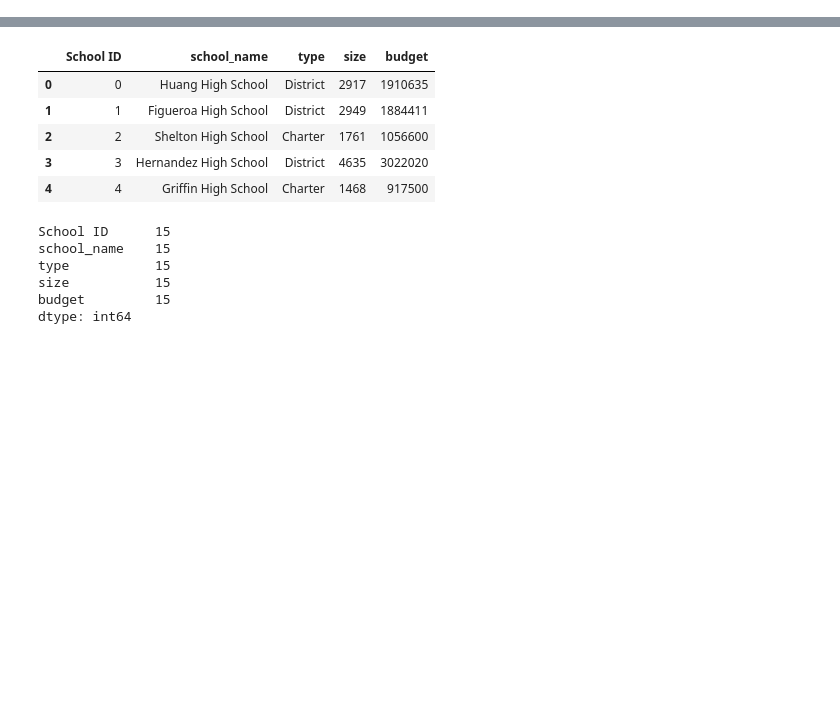
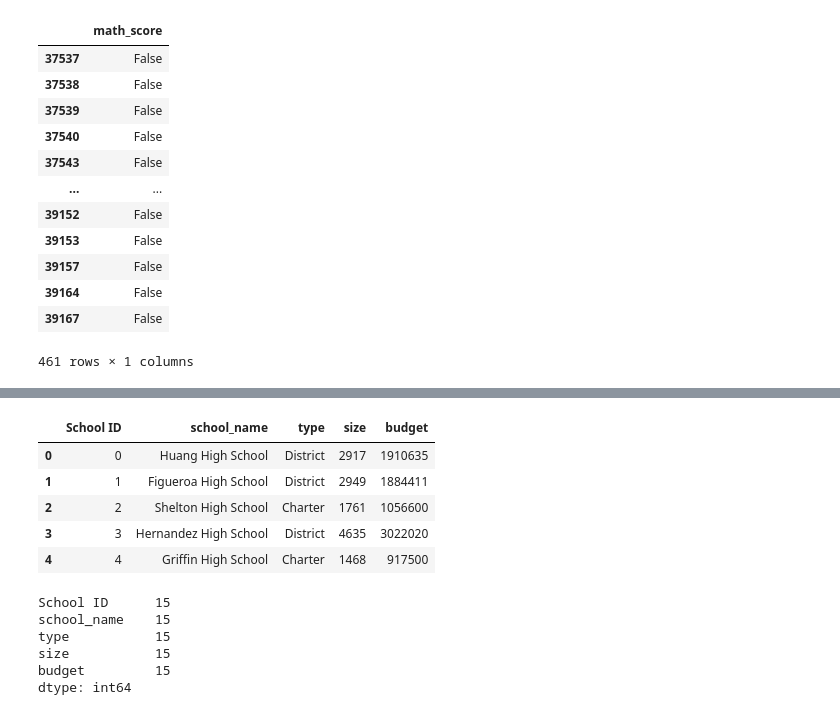
Before and after one commit to StephDeming/School_District_Analysis, a Jupyter notebook: PyCitySchools_Challenge_testing.ipynb, the cells around one changed output, grey strips where cells are left out. Cells and saved outputs as stored; diff of their text form; code cells hidden in the pictures; blank space fills up the shorter version.

```diff
--- a/PyCitySchools.ipynb
+++ b/PyCitySchools_Challenge_testing.ipynb
@@ -3,0 +65,19 @@ import pandas as pd
+# %%
+#  Step 3. Refactor the code in Step 2 to replace the math scores with NaN.
+bool_condition = (student_data_df['school_name'] == "Thomas High School") & (student_data_df['grade'] == "9th")
+
+student_data_df.loc[bool_condition,['math_score']]==np.nan
+# %% [output]
+|  | math_score |
+| 37537 | False |
+| 37538 | False |
+| 37539 | False |
+| 37540 | False |
+| 37543 | False |
+| ... | ... |
+| 39152 | False |
+| 39153 | False |
+| 39157 | False |
+| 39164 | False |
+| 39167 | False |
+461 rows × 1 columns
```
Also changed, not shown: parts of 5 cells of this notebook, 2 other files.
